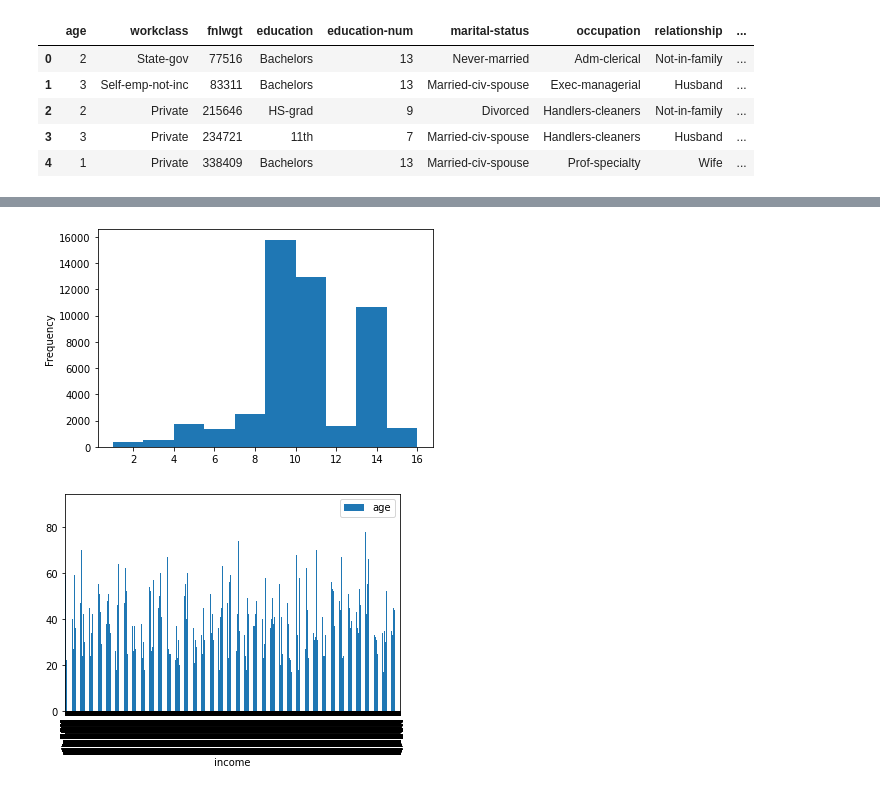
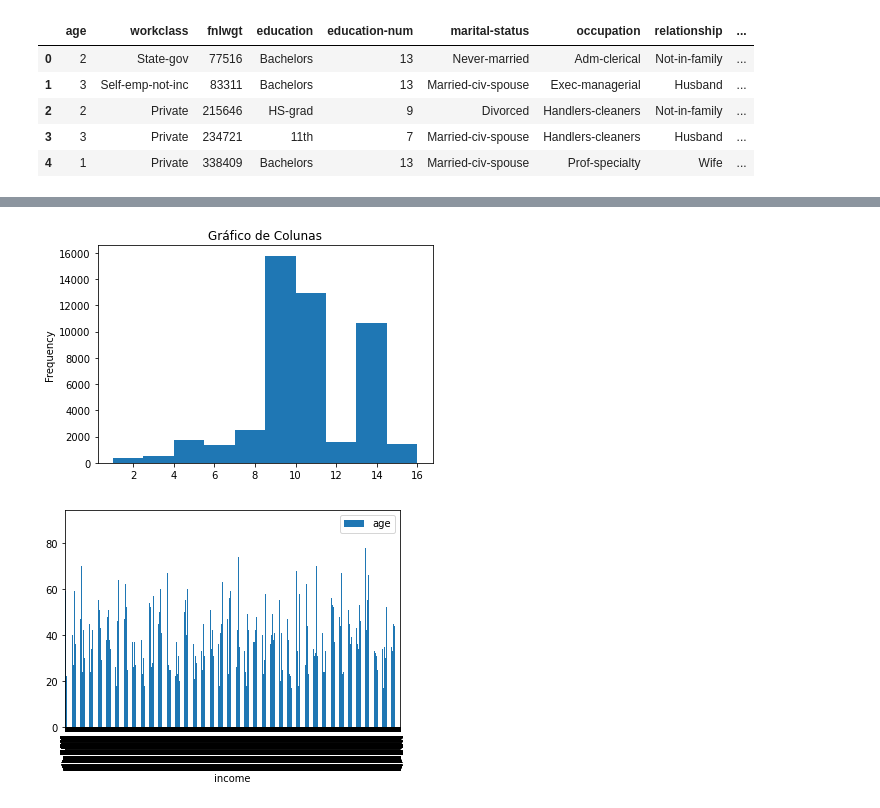
Before and after one commit to leonardojupiter/ciencia-de-dados-adult, a Jupyter notebook: ciencia_de_dados_adult.ipynb, the cells around one changed output, grey strips where cells are left out. Drawn from its saved outputs; the diff is of its cells as text; code cells hidden in the pictures.

```diff
--- a/ciencia_de_dados_adult.ipynb
+++ b/ciencia_de_dados_adult.ipynb
@@ -139,6 +142,7 @@ plt.show()
 # %%
 adult['education-num'].plot(kind='hist')
+plt.title('Gráfico de Colunas')
 plt.show()
 # %% [output]
-[figure, old version]
+[figure, new version]
 # %%
```
Also changed, not shown: parts of 10 cells of this notebook.
